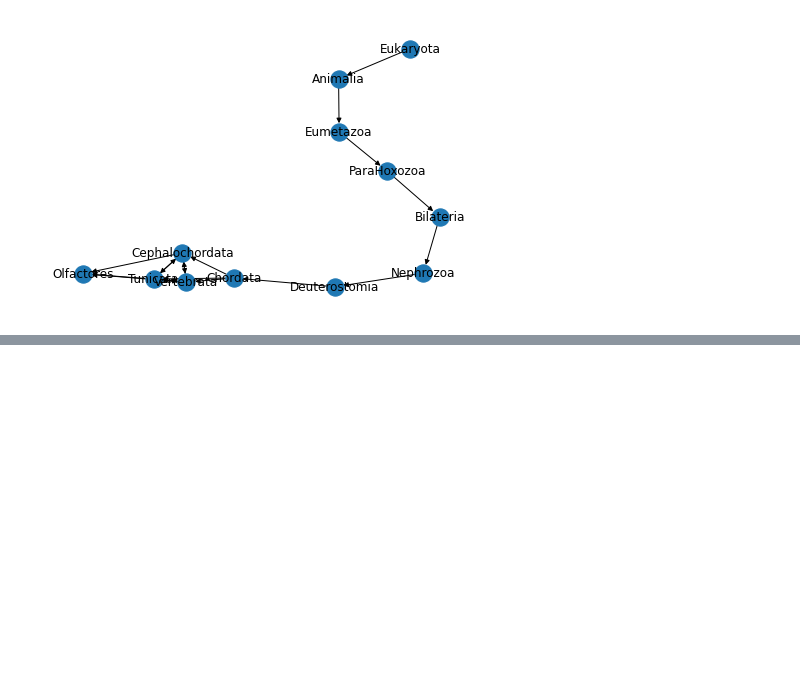
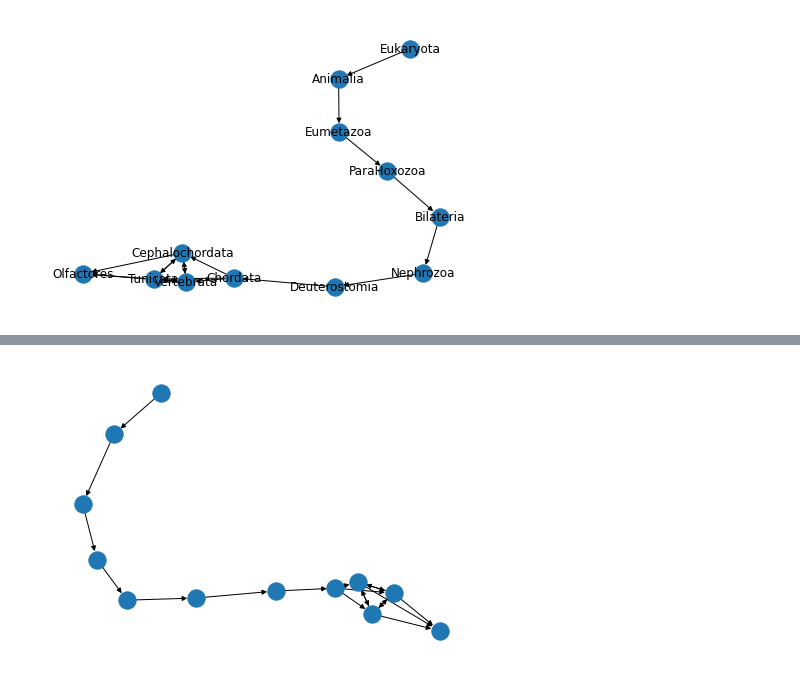
Before and after one commit to bronwencc/ML_practice, a Jupyter notebook: directed-graphs.ipynb, the cells around one changed output, grey strips where cells are left out. Drawn from its saved outputs; the diff is of its cells as text; code cells hidden in the pictures; blank space fills up the shorter version.

```diff
--- a/directed-graphs.ipynb
+++ b/directed-graphs.ipynb
@@ -94,0 +112,5 @@ nx.draw(dirG,with_labels=True)
+# %%
+#spring layout (default for .draw)
+nx.draw_spring(dirG)
+# %% [output]
+[figure, added]
```
Also changed, not shown: parts of 7 cells of this notebook.
